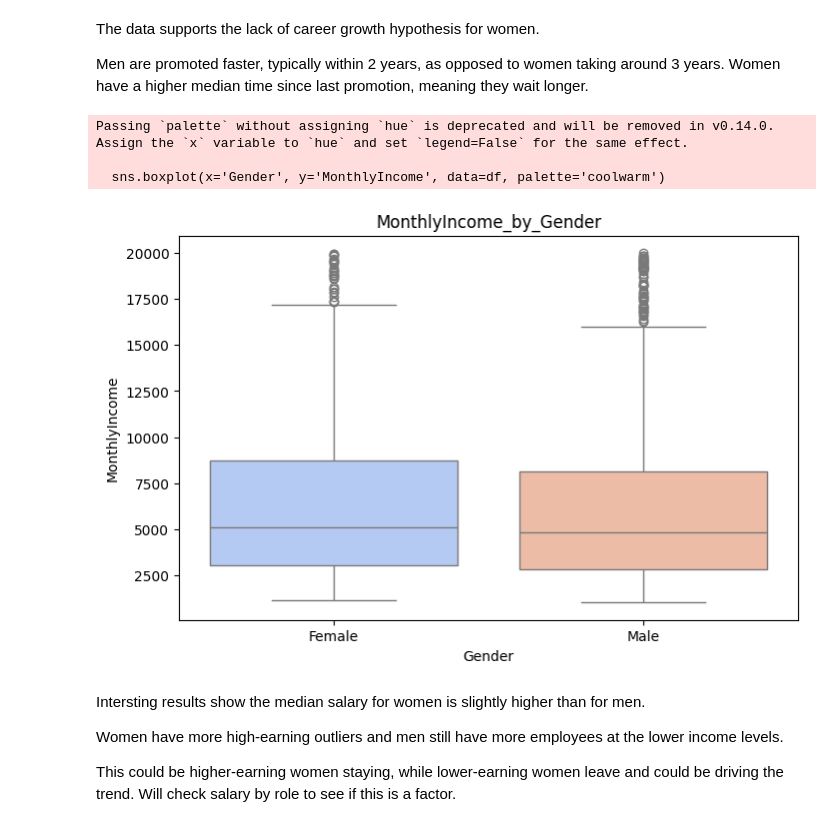
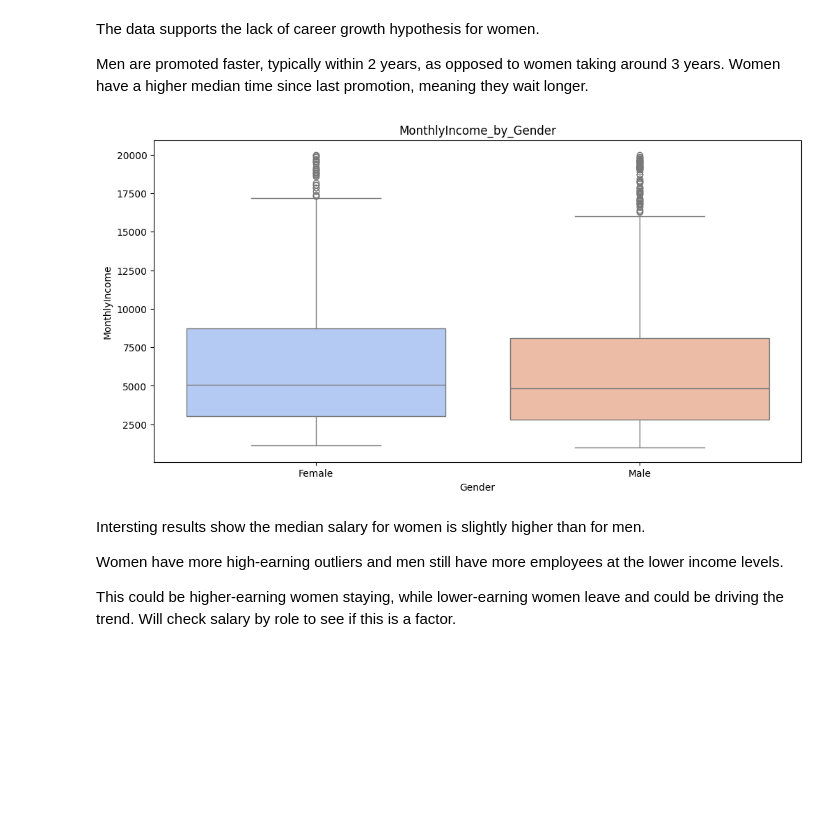
Before and after one commit to Suzie999/HR_Analysis, a Jupyter notebook: HR_Analytics.ipynb, the cells around one changed output. Drawn from its saved outputs; the diff is of its cells as text; code cells hidden in the pictures; blank space fills up the shorter version.

```diff
--- a/HR_Analytics.ipynb
+++ b/HR_Analytics.ipynb
@@ -739,15 +695,12 @@ Men are promoted faster, typically within 2 years, as opposed to women taking ar
 # %%
 #Checking monthly income by gender to see if women also earn less overall
 
-plt.figure(figsize=(8, 5))
-sns.boxplot(x='Gender', y='MonthlyIncome', data=df, palette='coolwarm')
+plt.figure(figsize=(12, 6))
+sns.boxplot(x='Gender', y='MonthlyIncome', hue='Gender', legend=False, data=df, palette='coolwarm')
 plt.title("MonthlyIncome_by_Gender")
 plt.show()
 # %% [output]
-Passing `palette` without assigning `hue` is deprecated and will be removed in v0.14.0. Assign the `x` variable to `hue` and set `legend=False` for the same effect.
-
-  sns.boxplot(x='Gender', y='MonthlyIncome', data=df, palette='coolwarm')
-[figure, old version]
+[figure, new version]
 # %% [markdown]
 Intersting results show the median salary for women is slightly higher than for men.
 
```
Also changed, not shown: parts of 28 cells of this notebook.
